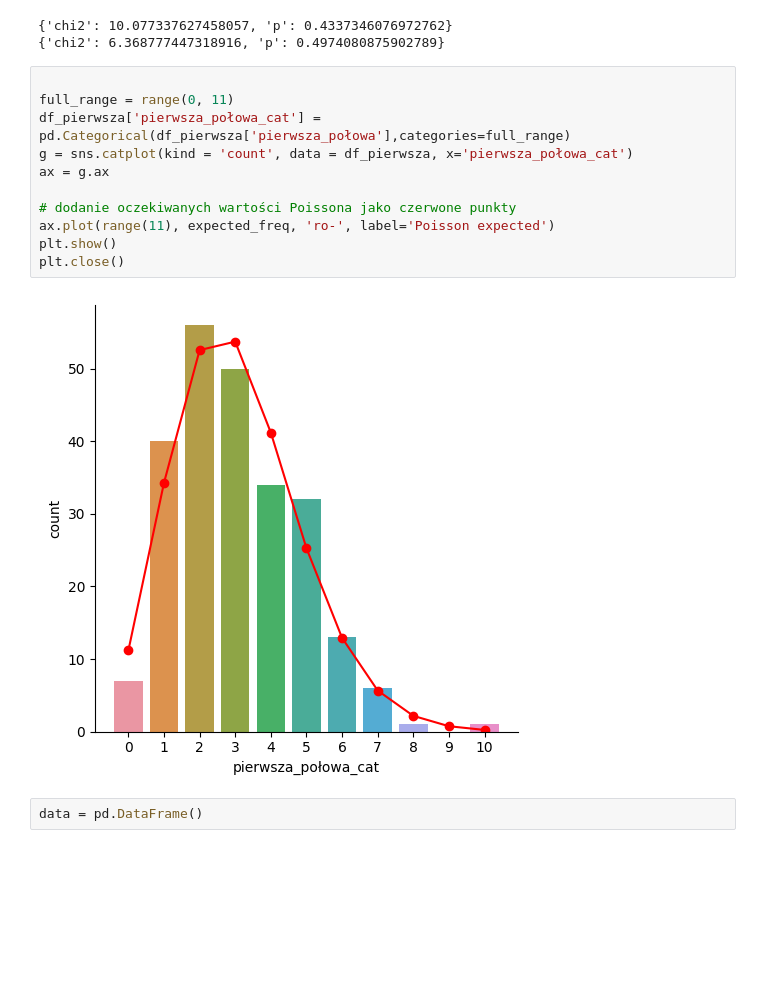
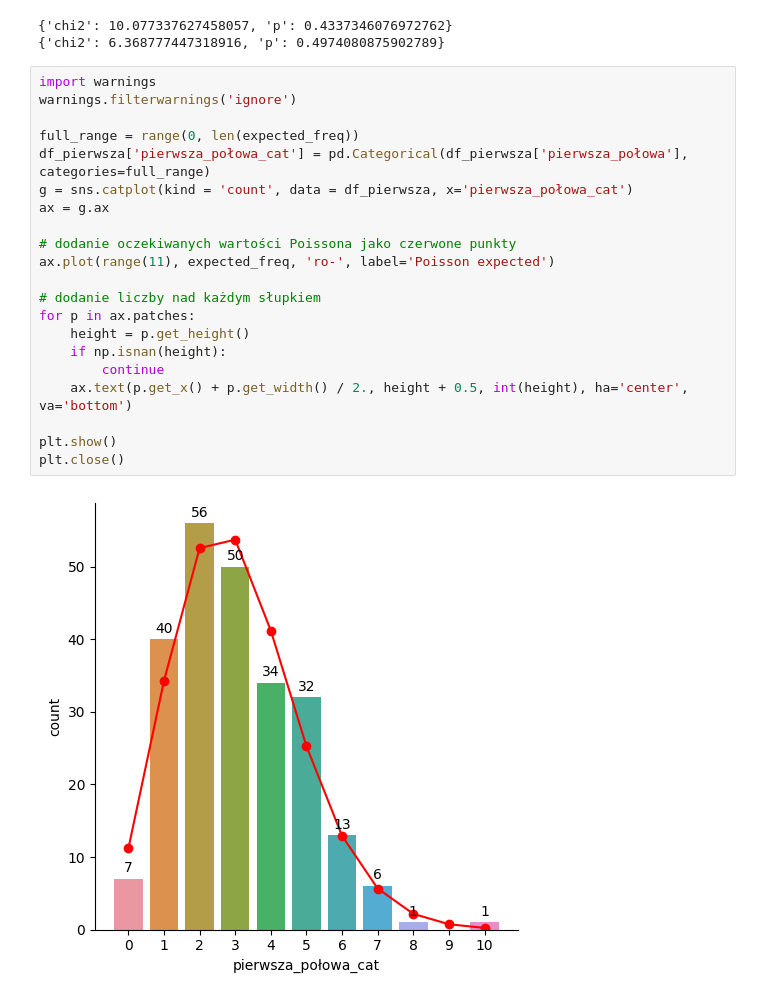
Before and after one commit to marcin-skalka/Futsal_Poland_league, a Jupyter notebook: FUTSAL.ipynb, the cells around one changed output. Cells and saved outputs as stored; diff of their text form; blank space fills up the shorter version.

```diff
--- a/FUTSAL.ipynb
+++ b/FUTSAL.ipynb
@@ -98,18 +98,26 @@ expected_freq = test_poisson(df_pierwsza['pierwsza_połowa'])[2]
 # %% [output]
 {'chi2': 10.077337627458057, 'p': 0.4337346076972762}
 {'chi2': 6.368777447318916, 'p': 0.4974080875902789}
-# %%
-
-full_range = range(0, 11)
-df_pierwsza['pierwsza_połowa_cat'] = pd.Categorical(df_pierwsza['pierwsza_połowa'],categories=full_range)
-g = sns.catplot(kind = 'count', data = df_pierwsza, x='pierwsza_połowa_cat')
-ax = g.ax
-
-# dodanie oczekiwanych wartości Poissona jako czerwone punkty
-ax.plot(range(11), expected_freq, 'ro-', label='Poisson expected')
-plt.show()
-plt.close()
-# %% [output]
-[figure, removed]
-# %%
-data = pd.DataFrame()
+# %%
+import warnings
+warnings.filterwarnings('ignore')
+
+full_range = range(0, len(expected_freq))
+df_pierwsza['pierwsza_połowa_cat'] = pd.Categorical(df_pierwsza['pierwsza_połowa'], categories=full_range)
+g = sns.catplot(kind = 'count', data = df_pierwsza, x='pierwsza_połowa_cat')
+ax = g.ax
+
+# dodanie oczekiwanych wartości Poissona jako czerwone punkty
+ax.plot(range(11), expected_freq, 'ro-', label='Poisson expected')
+
+# dodanie liczby nad każdym słupkiem
+for p in ax.patches:
+    height = p.get_height()
+    if np.isnan(height):
+        continue
+    ax.text(p.get_x() + p.get_width() / 2., height + 0.5, int(height), ha='center', va='bottom')
+
+plt.show()
+plt.close()
+# %% [output]
+[figure, added]
```
